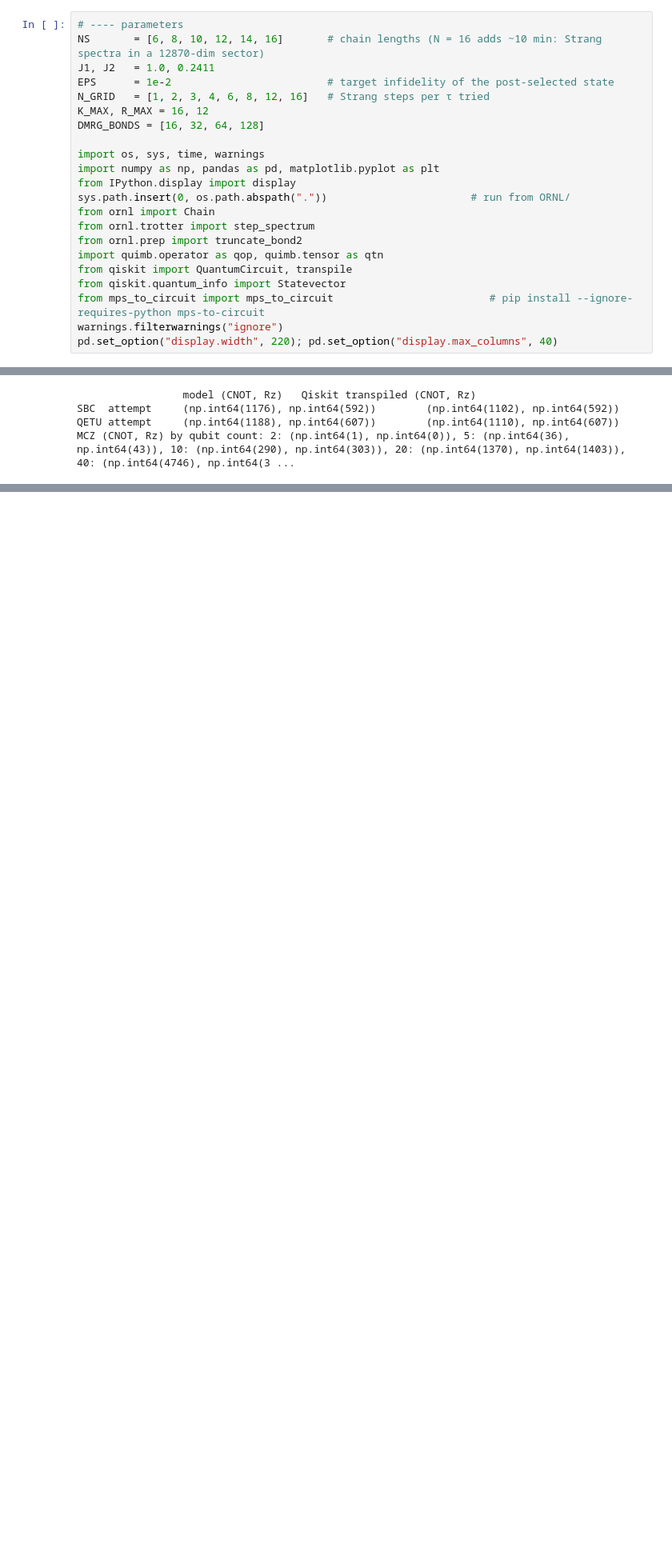
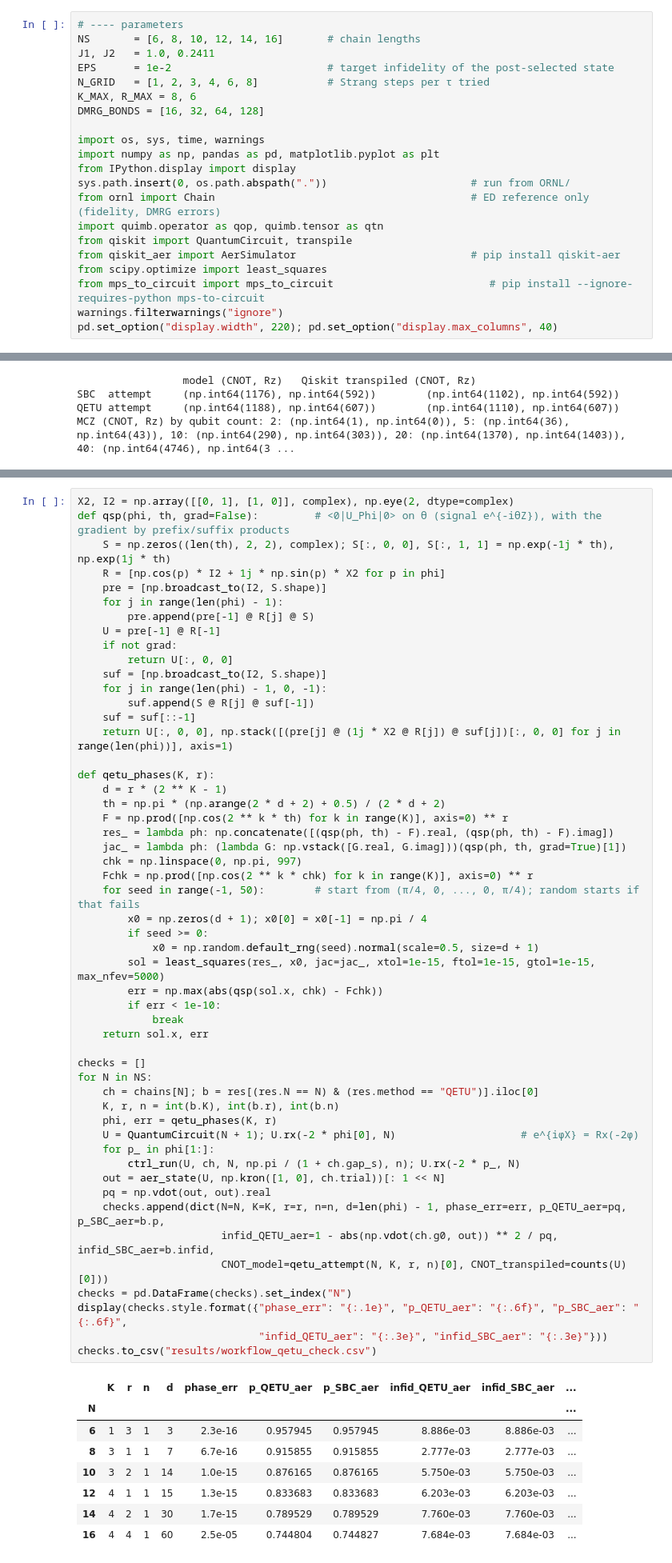
Before and after one commit to aaronseymour7/CLAUDE, a Jupyter notebook: ORNL/workflow_study.ipynb, the cells around one changed output, grey strips where cells are left out. Shown at 80% size. Drawn from its saved outputs; the diff is of its cells as text; blank space fills up the shorter version.

```diff
--- a/ORNL/workflow_study.ipynb
+++ b/ORNL/workflow_study.ipynb
@@ -21,22 +21,21 @@ spectral width are whatever the chain has at each $N$, so $\eta(N) = \Delta/W$ s
 # %%
 # ---- parameters
-NS       = [6, 8, 10, 12, 14, 16]       # chain lengths (N = 16 adds ~10 min: Strang spectra in a 12870-dim sector)
+NS       = [6, 8, 10, 12, 14, 16]       # chain lengths
 J1, J2   = 1.0, 0.2411
 EPS      = 1e-2                         # target infidelity of the post-selected state
-N_GRID   = [1, 2, 3, 4, 6, 8, 12, 16]   # Strang steps per τ tried
-K_MAX, R_MAX = 16, 12
+N_GRID   = [1, 2, 3, 4, 6, 8]           # Strang steps per τ tried
+K_MAX, R_MAX = 8, 6
 DMRG_BONDS = [16, 32, 64, 128]
 
 import os, sys, time, warnings
 import numpy as np, pandas as pd, matplotlib.pyplot as plt
 from IPython.display import display
 sys.path.insert(0, os.path.abspath("."))                       # run from ORNL/
-from ornl import Chain
-from ornl.trotter import step_spectrum
-from ornl.prep import truncate_bond2
+from ornl import Chain                                         # ED reference only (fidelity, DMRG errors)
 import quimb.operator as qop, quimb.tensor as qtn
 from qiskit import QuantumCircuit, transpile
-from qiskit.quantum_info import Statevector
+from qiskit_aer import AerSimulator                            # pip install qiskit-aer
+from scipy.optimize import least_squares
 from mps_to_circuit import mps_to_circuit                         # pip install --ignore-requires-python mps-to-circuit
 warnings.filterwarnings("ignore")
 pd.set_option("display.width", 220); pd.set_option("display.max_columns", 40)
@@ -253,3 +293,64 @@ N = 16: done in 322 s (n up to 3)
+# %%
+X2, I2 = np.array([[0, 1], [1, 0]], complex), np.eye(2, dtype=complex)
+def qsp(phi, th, grad=False):         # <0|U_Phi|0> on θ (signal e^{-iθZ}), with the gradient by prefix/suffix products
+    S = np.zeros((len(th), 2, 2), complex); S[:, 0, 0], S[:, 1, 1] = np.exp(-1j * th), np.exp(1j * th)
+    R = [np.cos(p) * I2 + 1j * np.sin(p) * X2 for p in phi]
+    pre = [np.broadcast_to(I2, S.shape)]
+    for j in range(len(phi) - 1):
+        pre.append(pre[-1] @ R[j] @ S)
+    U = pre[-1] @ R[-1]
+    if not grad:
+        return U[:, 0, 0]
+    suf = [np.broadcast_to(I2, S.shape)]
+    for j in range(len(phi) - 1, 0, -1):
+        suf.append(S @ R[j] @ suf[-1])
+    suf = suf[::-1]
+    return U[:, 0, 0], np.stack([(pre[j] @ (1j * X2 @ R[j]) @ suf[j])[:, 0, 0] for j in range(len(phi))], axis=1)
+
+def qetu_phases(K, r):
+    d = r * (2 ** K - 1)
+    th = np.pi * (np.arange(2 * d + 2) + 0.5) / (2 * d + 2)
+    F = np.prod([np.cos(2 ** k * th) for k in range(K)], axis=0) ** r
+    res_ = lambda ph: np.concatenate([(qsp(ph, th) - F).real, (qsp(ph, th) - F).imag])
+    jac_ = lambda ph: (lambda G: np.vstack([G.real, G.imag]))(qsp(ph, th, grad=True)[1])
+    chk = np.linspace(0, np.pi, 997)
+    Fchk = np.prod([np.cos(2 ** k * chk) for k in range(K)], axis=0) ** r
+    for seed in range(-1, 50):        # start from (π/4, 0, ..., 0, π/4); random starts if that fails
+        x0 = np.zeros(d + 1); x0[0] = x0[-1] = np.pi / 4
+        if seed >= 0:
+            x0 = np.random.default_rng(seed).normal(scale=0.5, size=d + 1)
+        sol = least_squares(res_, x0, jac=jac_, xtol=1e-15, ftol=1e-15, gtol=1e-15, max_nfev=5000)
+        err = np.max(abs(qsp(sol.x, chk) - Fchk))
+        if err < 1e-10:
+            break
+    return sol.x, err
+
+checks = []
+for N in NS:
+    ch = chains[N]; b = res[(res.N == N) & (res.method == "QETU")].iloc[0]
+    K, r, n = int(b.K), int(b.r), int(b.n)
+    phi, err = qetu_phases(K, r)
+    U = QuantumCircuit(N + 1); U.rx(-2 * phi[0], N)                    # e^{iφX} = Rx(-2φ)
+    for p_ in phi[1:]:
+        ctrl_run(U, ch, N, np.pi / (1 + ch.gap_s), n); U.rx(-2 * p_, N)
+    out = aer_state(U, np.kron([1, 0], ch.trial))[: 1 << N]
+    pq = np.vdot(out, out).real
+    checks.append(dict(N=N, K=K, r=r, n=n, d=len(phi) - 1, phase_err=err, p_QETU_aer=pq, p_SBC_aer=b.p,
+                       infid_QETU_aer=1 - abs(np.vdot(ch.g0, out)) ** 2 / pq, infid_SBC_aer=b.infid,
+                       CNOT_model=qetu_attempt(N, K, r, n)[0], CNOT_transpiled=counts(U)[0]))
+checks = pd.DataFrame(checks).set_index("N")
+display(checks.style.format({"phase_err": "{:.1e}", "p_QETU_aer": "{:.6f}", "p_SBC_aer": "{:.6f}",
+                             "infid_QETU_aer": "{:.3e}", "infid_SBC_aer": "{:.3e}"}))
+checks.to_csv("results/workflow_qetu_check.csv")
+# %% [output]
+|  | K | r | n | d | phase_err | p_QETU_aer | p_SBC_aer | infid_QETU_aer | infid_SBC_aer | ... |
+| N |  |  |  |  |  |  |  |  |  | ... |
+| 6 | 1 | 3 | 1 | 3 | 2.3e-16 | 0.957945 | 0.957945 | 8.886e-03 | 8.886e-03 | ... |
+| 8 | 3 | 1 | 1 | 7 | 6.7e-16 | 0.915855 | 0.915855 | 2.777e-03 | 2.777e-03 | ... |
+| 10 | 3 | 2 | 1 | 14 | 1.0e-15 | 0.876165 | 0.876165 | 5.750e-03 | 5.750e-03 | ... |
+| 12 | 4 | 1 | 1 | 15 | 1.3e-15 | 0.833683 | 0.833683 | 6.203e-03 | 6.203e-03 | ... |
+| 14 | 4 | 2 | 1 | 30 | 1.7e-15 | 0.789529 | 0.789529 | 7.760e-03 | 7.760e-03 | ... |
+| 16 | 4 | 4 | 1 | 60 | 2.5e-05 | 0.744804 | 0.744827 | 7.684e-03 | 7.684e-03 | ... |
 # %% [markdown]
 ## 4. Results
 # %%
```
Also changed, not shown: parts of 10 cells of this notebook, 5 other files.
